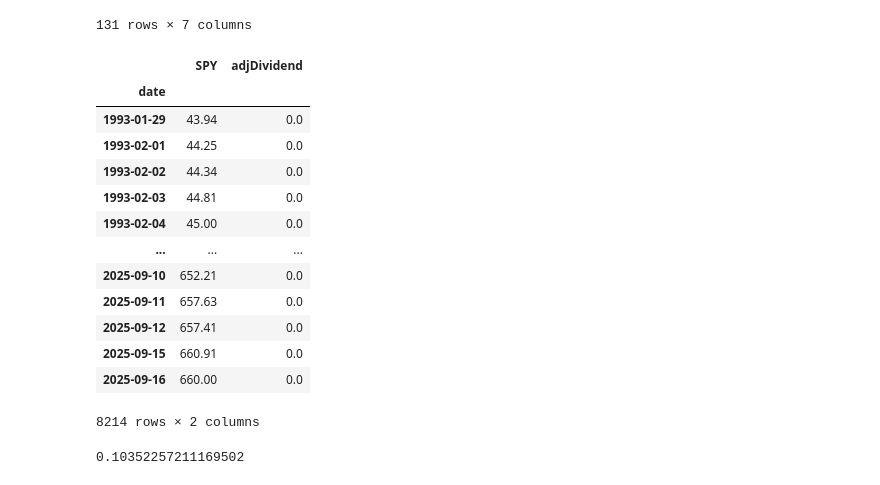
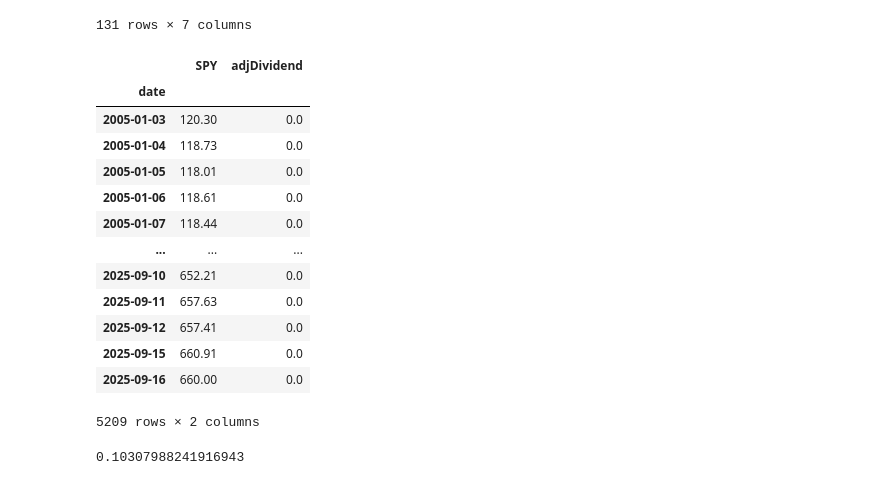
Before and after one commit to francisc112/APPLIED_FINANCE_ANALYTICS, a Jupyter notebook: PORTFOLIO_CONSTRUCTION/Portfolio_optimization.ipynb, the cells around one changed output. Drawn from its saved outputs; the diff is of its cells as text; code cells hidden in the pictures.

```diff
--- a/PORTFOLIO_CONSTRUCTION/Portfolio_optimization.ipynb
+++ b/PORTFOLIO_CONSTRUCTION/Portfolio_optimization.ipynb
@@ -290,28 +327,28 @@ port.get_historical_dividends("SPY")
 | 2025-06-20 | SPY | June 20, 25 | 1.76112 | 1.76112 | 2025-06-20 | 2025-07-31 |  |
 131 rows × 7 columns
 # %%
-spy_w_dividends = port.get_price_and_dividends('SPY',tax=0.15)
+spy_w_dividends = port.get_price_and_dividends('SPY',tax=0.15,from_date='2005-01-01')
 spy_w_dividends
 # %% [output]
 |  | SPY | adjDividend |
 | date |  |  |
-| 1993-01-29 | 43.94 | 0.0 |
-| 1993-02-01 | 44.25 | 0.0 |
-| 1993-02-02 | 44.34 | 0.0 |
-| 1993-02-03 | 44.81 | 0.0 |
-| 1993-02-04 | 45.00 | 0.0 |
+| 2005-01-03 | 120.30 | 0.0 |
+| 2005-01-04 | 118.73 | 0.0 |
+| 2005-01-05 | 118.01 | 0.0 |
+| 2005-01-06 | 118.61 | 0.0 |
+| 2005-01-07 | 118.44 | 0.0 |
 | ... | ... | ... |
 | 2025-09-10 | 652.21 | 0.0 |
 | 2025-09-11 | 657.63 | 0.0 |
 | 2025-09-12 | 657.41 | 0.0 |
 | 2025-09-15 | 660.91 | 0.0 |
 | 2025-09-16 | 660.00 | 0.0 |
-8214 rows × 2 columns
+5209 rows × 2 columns
 # %%
 return_with_dividend = portfolio.returns_with_dividends(spy_w_dividends['SPY'],spy_w_dividends['adjDividend'])
 portfolio.annualize_rets(return_with_dividend,252)
 # %% [output]
-0.10352257211169502
+0.10307988241916943
 # %%
 portfolio.summary_stats(return_with_dividend)
 # %% [output]
```
Also changed, not shown: parts of 7 cells of this notebook, 2 other files.
